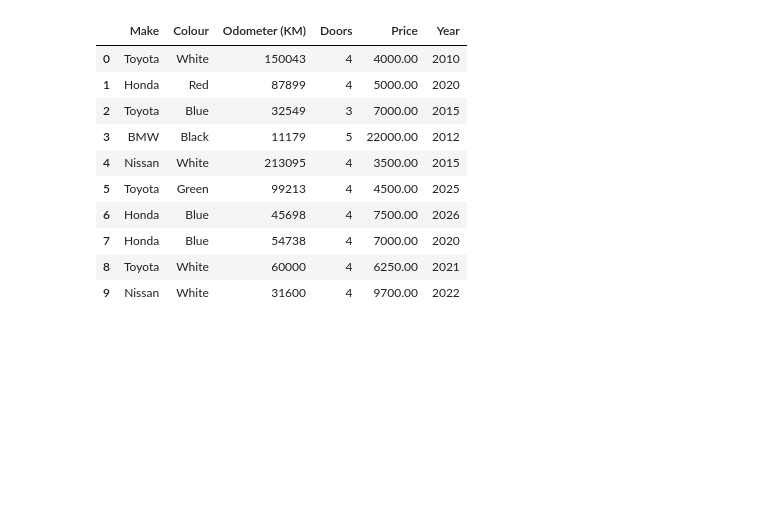
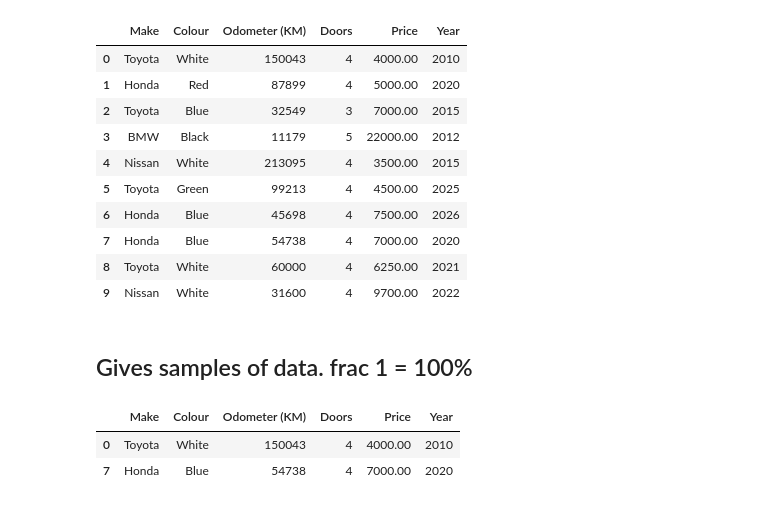
Before and after one commit to cozanostra7/AI-Engineering, a Jupyter notebook: Introduction to Pandas.ipynb, the cells around one changed output. Cells and saved outputs as stored; diff of their text form; code cells hidden in the pictures; blank space fills up the shorter version.

```diff
--- a/Introduction to Pandas.ipynb
+++ b/Introduction to Pandas.ipynb
@@ -822,3 +822,13 @@ df
 | 7 | Honda | Blue | 54738 | 4 | 7000.00 | 2020 |
 | 8 | Toyota | White | 60000 | 4 | 6250.00 | 2021 |
 | 9 | Nissan | White | 31600 | 4 | 9700.00 | 2022 |
+# %%
+df_shuffled = df.sample(frac=1)
+# %% [markdown]
+## Gives samples of data. frac 1 = 100%
+# %%
+df_shuffled.sample(frac=0.2)
+# %% [output]
+|  | Make | Colour | Odometer (KM) | Doors | Price | Year |
+| 0 | Toyota | White | 150043 | 4 | 4000.00 | 2010 |
+| 7 | Honda | Blue | 54738 | 4 | 7000.00 | 2020 |
```
Also changed, not shown: parts of 7 cells of this notebook.
